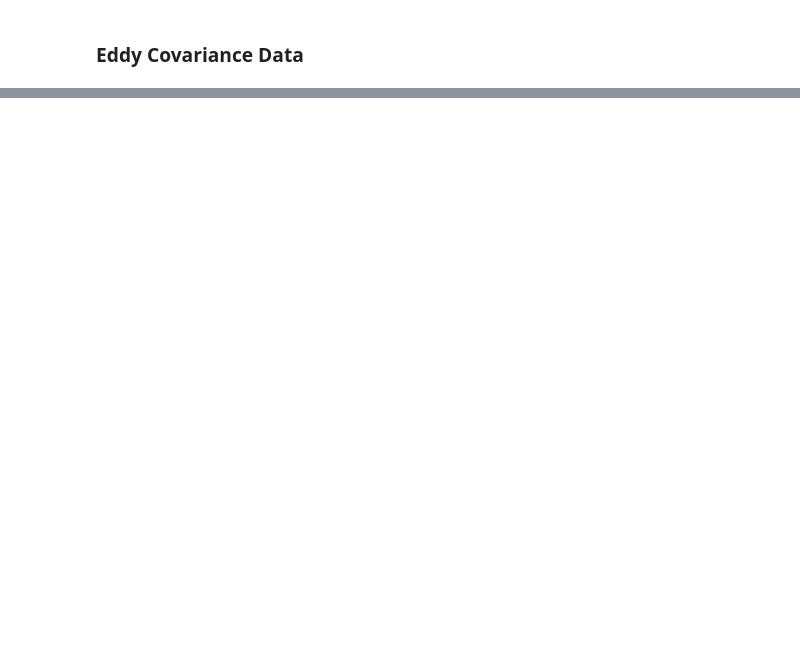
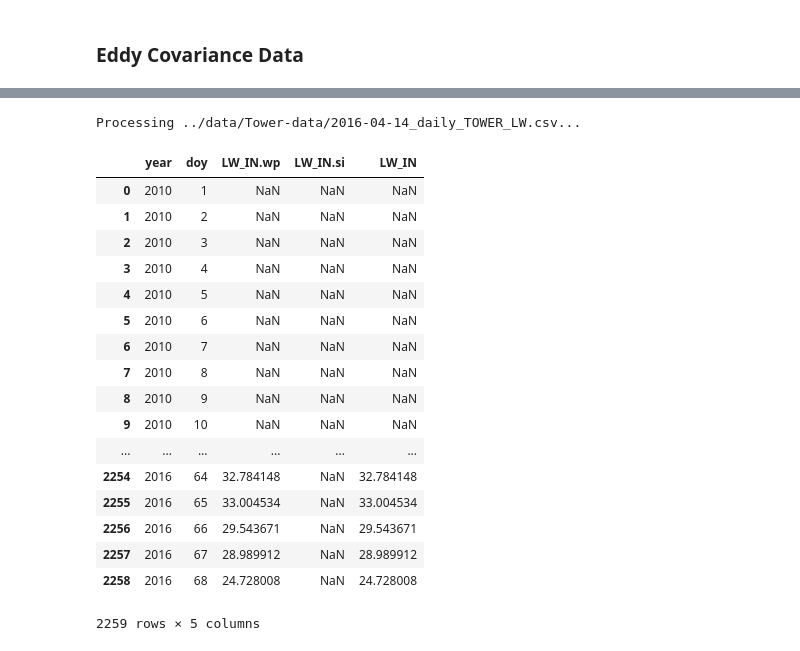
Before and after one commit to chuhousen/biomet, a Jupyter notebook: notebooks/data.ipynb, the cells around one changed output, grey strips where cells are left out. Cells and saved outputs as stored; diff of their text form; code cells hidden in the pictures; blank space fills up the shorter version.

```diff
--- a/notebooks/data.ipynb
+++ b/notebooks/data.ipynb
@@ -95,0 +97,23 @@ Processing ../input/WP_2012195to2015126_L3.mat...
+# %%
+df = utils.process_tower_lwi(TOWER_LWI, interpolate_missing=False)
+df
+# %% [output]
+Processing ../data/Tower-data/2016-04-14_daily_TOWER_LW.csv...
+|  | year | doy | LW_IN.wp | LW_IN.si | LW_IN |
+| 0 | 2010 | 1 | NaN | NaN | NaN |
+| 1 | 2010 | 2 | NaN | NaN | NaN |
+| 2 | 2010 | 3 | NaN | NaN | NaN |
+| 3 | 2010 | 4 | NaN | NaN | NaN |
+| 4 | 2010 | 5 | NaN | NaN | NaN |
+| 5 | 2010 | 6 | NaN | NaN | NaN |
+| 6 | 2010 | 7 | NaN | NaN | NaN |
+| 7 | 2010 | 8 | NaN | NaN | NaN |
+| 8 | 2010 | 9 | NaN | NaN | NaN |
+| 9 | 2010 | 10 | NaN | NaN | NaN |
+| ... | ... | ... | ... | ... | ... |
+| 2254 | 2016 | 64 | 32.784148 | NaN | 32.784148 |
+| 2255 | 2016 | 65 | 33.004534 | NaN | 33.004534 |
+| 2256 | 2016 | 66 | 29.543671 | NaN | 29.543671 |
+| 2257 | 2016 | 67 | 28.989912 | NaN | 28.989912 |
+| 2258 | 2016 | 68 | 24.728008 | NaN | 24.728008 |
+2259 rows × 5 columns
```
Also changed, not shown: parts of 7 cells of this notebook, 21 other files.
